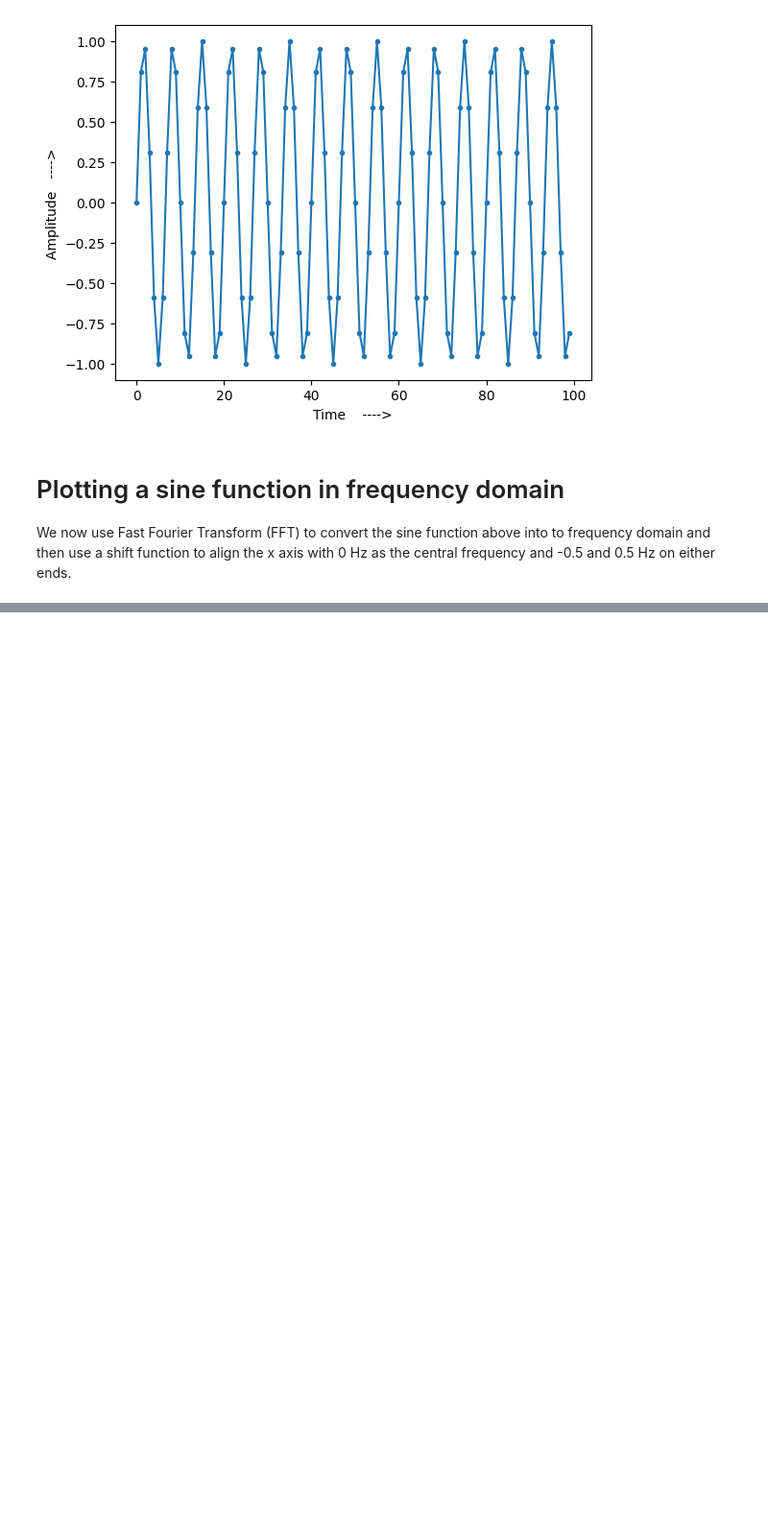
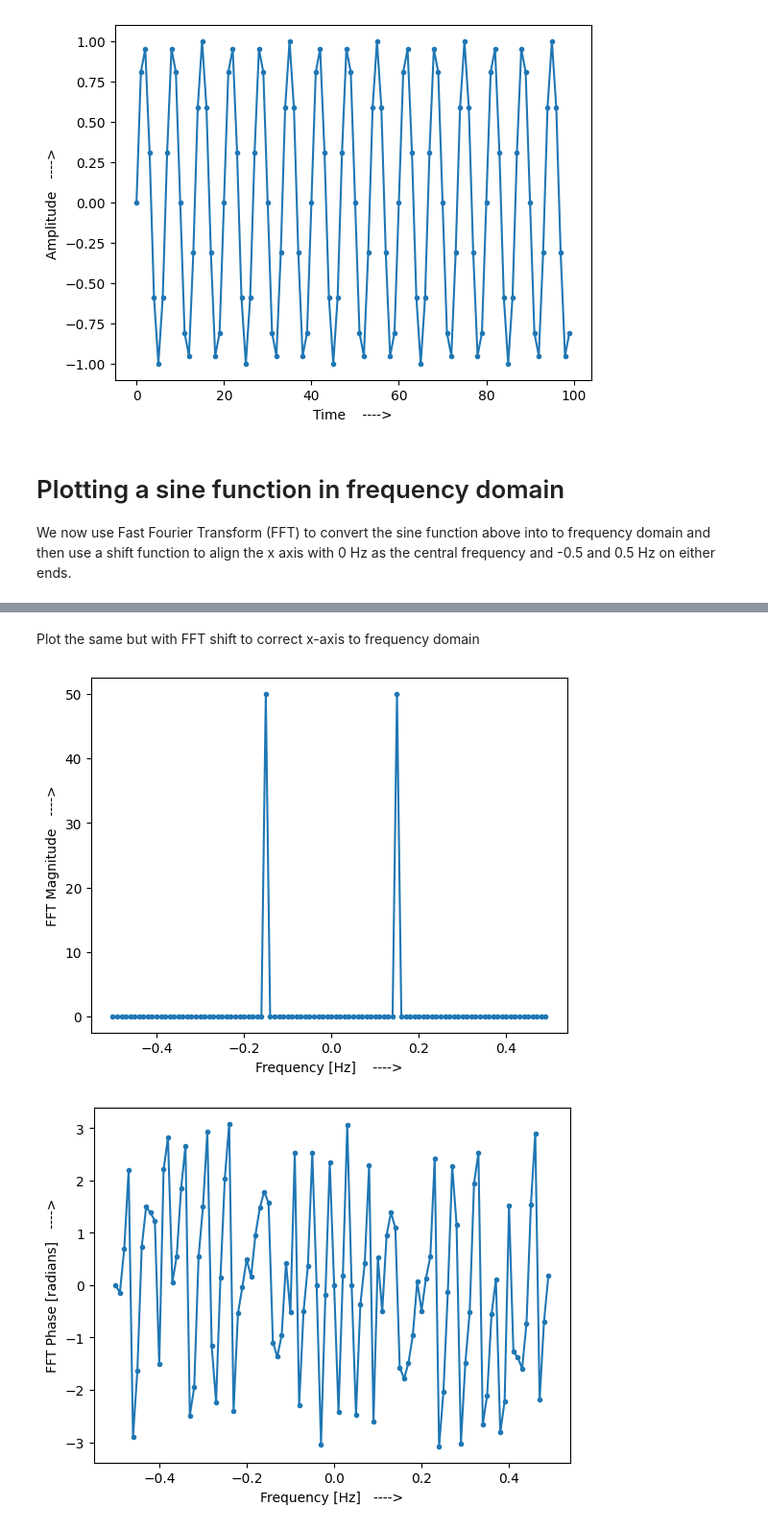
Before and after one commit to rstar900/PySDR, a Jupyter notebook: 01_frequency_domain.ipynb, the cells around one changed output, grey strips where cells are left out. Shown at 96% size. Drawn from its saved outputs; the diff is of its cells as text; code cells hidden in the pictures; blank space fills up the shorter version.

```diff
--- a/01_frequency_domain.ipynb
+++ b/01_frequency_domain.ipynb
@@ -54,0 +52,34 @@ plt.show()
+# %% [markdown]
+Plot the same but with FFT shift to correct x-axis to frequency domain
+# %%
+# Sampling frequency (in Hz)
+Fs = 1
+# Number of samples
+N = 100
+# Frequencies in x-axis
+f = np.arange(Fs/-2, Fs/2, Fs/N)
+
+# Applying the FFT shift to S
+S = np.fft.fftshift(S)
+# Magnitude of this function
+S_mag = np.abs(S)
+# Phase of this function in radians
+S_phase = np.angle(S)
+
+# Plot the graph for magnitude
+plt.figure(0)
+plt.plot(f, S_mag, '.-')
+plt.xlabel('Frequency [Hz]    ---->')
+plt.ylabel('FFT Magnitude   ---->')
+
+# Plot the graph for phase
+plt.figure(1)
+plt.plot(f, S_phase, '.-')
+plt.xlabel('Frequency [Hz]   ---->')
+plt.ylabel('FFT Phase [radians]   ---->')
+
+# Display both the plots
+plt.show()
+# %% [output]
+[figure, added]
+[figure, added]
```
Also changed, not shown: parts of 3 cells of this notebook.
